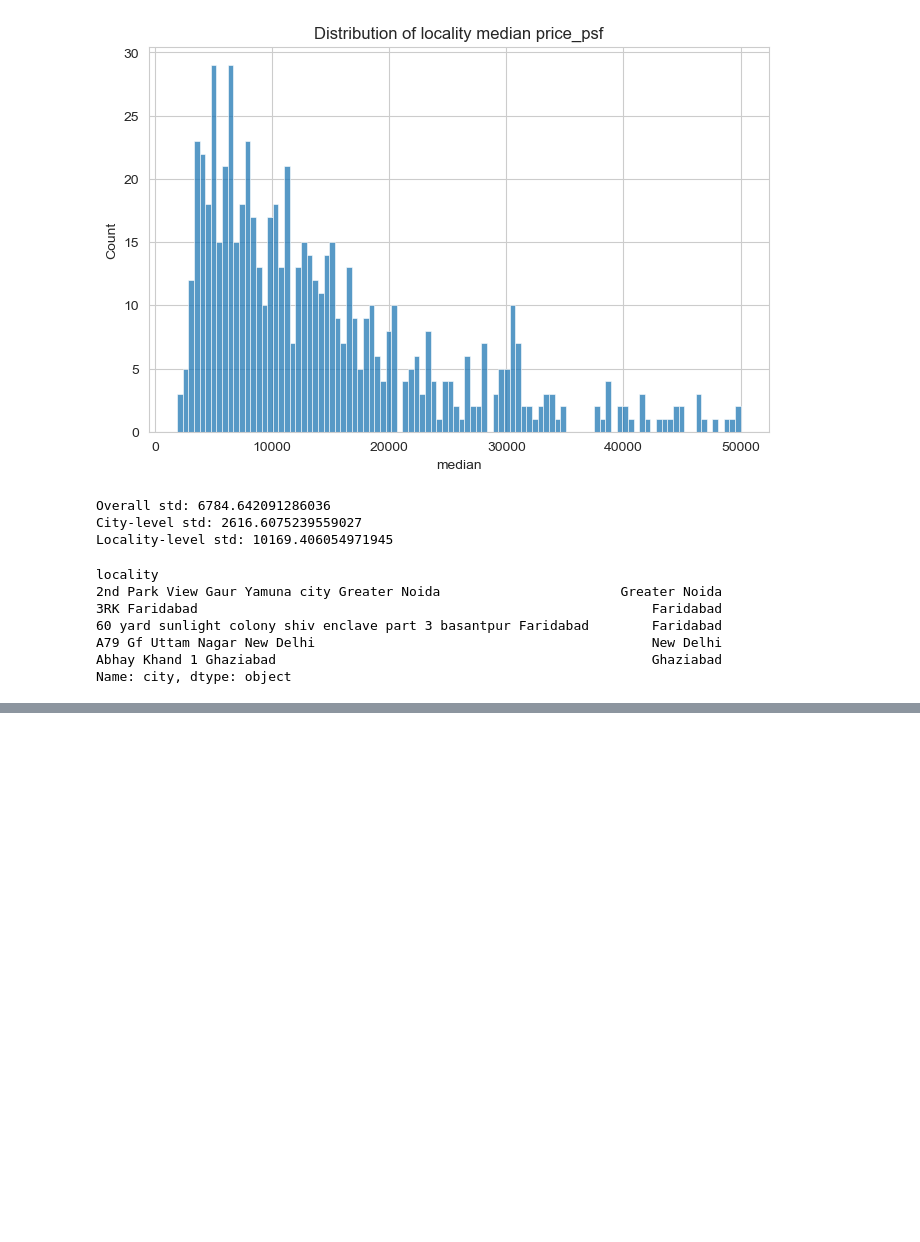
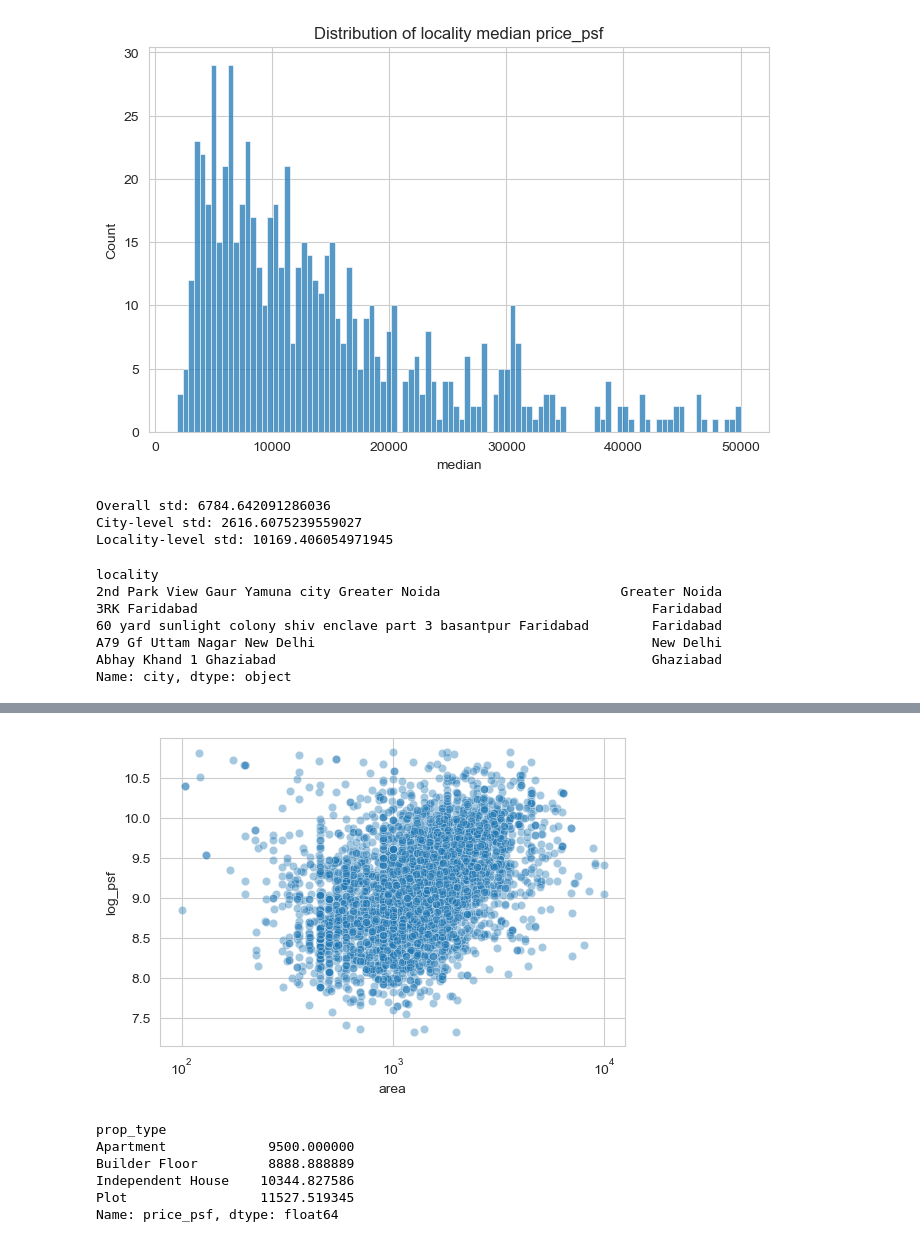
Before and after one commit to anixes/ncr_property_intelligence_system, a Jupyter notebook: notebooks/02_eda.ipynb, the cells around one changed output, grey strips where cells are left out. Drawn from its saved outputs; the diff is of its cells as text; code cells hidden in the pictures; blank space fills up the shorter version.

Commit message:
feat: add new initial EDA notebooks for property price analysis including data loading and basic feature engineering.

```diff
--- a/notebooks/02_eda.ipynb
+++ b/notebooks/02_eda.ipynb
@@ -577,0 +564,12 @@ loc_stats["delta_from_city"] = loc_stats["median"] - loc_stats["city_median"]
+# %%
+hard_mask = (
+    (df["area"] > 200) &
+    (df["area"] < 20000) &
+    (df["bedrooms"] <= 10) &
+    (df["bathrooms"] <= df["bedrooms"] + 3) &
+    (df["price_psf"] > 1000) &
+    (df["price_psf"] < 200000)
+)
+
+df["hard_outlier"] = ~hard_mask
+df["hard_outlier"].mean()
@@ -577,0 +591,21 @@ loc_stats["delta_from_city"] = loc_stats["median"] - loc_stats["city_median"]
+# %%
+plt.figure(figsize=(6,4))
+sns.scatterplot(
+    data=df.sample(min(5000,len(df))),
+    x="area",
+    y="log_psf",
+    alpha=0.4
+)
+plt.xscale("log")
+plt.show()
+# %% [output]
+[figure, added]
+# %%
+df.groupby("prop_type")["price_psf"].median()
+# %% [output]
+prop_type
+Apartment             9500.000000
+Builder Floor         8888.888889
+Independent House    10344.827586
+Plot                 11527.519345
+Name: price_psf, dtype: float64
```
Also changed, not shown: parts of 11 cells of this notebook, 1 other file.
